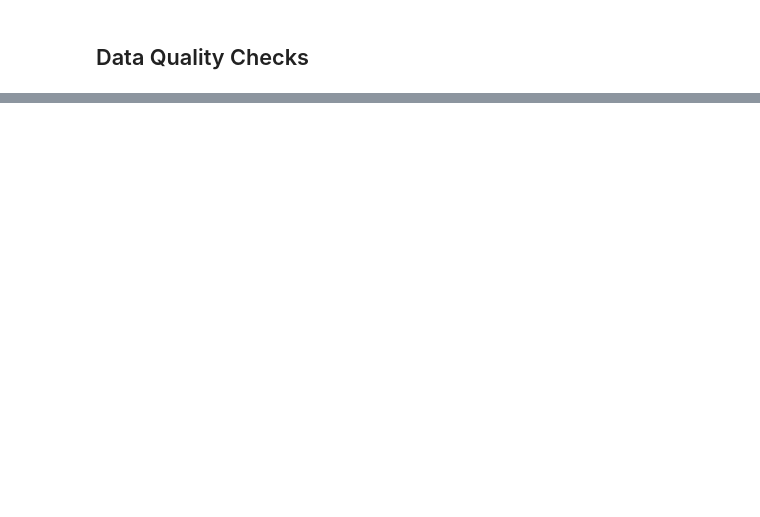
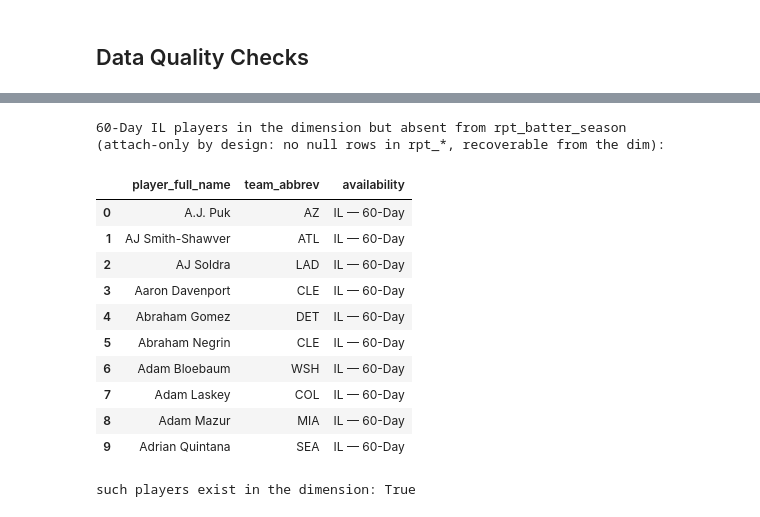
Before and after one commit to jondiaz10/baseball-analytics-portfolio, a Jupyter notebook: notebooks/data_profiling.ipynb, the cells around one changed output, grey strips where cells are left out. Saved outputs shown, nothing was run; the diff lists cells and outputs as text; code cells hidden in the pictures; blank space fills up the shorter version.

```diff
--- a/notebooks/data_profiling.ipynb
+++ b/notebooks/data_profiling.ipynb
@@ -551,0 +855,34 @@ game_date_distribution_df
+# %%
+# (b) Attach-only proof: a 60-Day IL player present in dim_roster_status but
+# ABSENT from rpt_batter_season. The stat models intentionally have NO null-stat
+# row for him (grain unchanged) -- but he is fully recoverable from the
+# dimension, so nobody is silently dropped. Power BI can LEFT JOIN per-visual.
+missing_proof_sql = f"""
+SELECT d.player_full_name, d.team_abbrev, d.availability
+FROM `{PROJECT_ID}.marts.dim_roster_status` d
+LEFT JOIN `{PROJECT_ID}.reporting.rpt_batter_season` b
+  ON b.batter_id = d.mlbam_id
+WHERE d.availability = 'IL — 60-Day' AND b.batter_id IS NULL
+ORDER BY d.player_full_name
+LIMIT 10
+"""
+missing_proof_df = run_query(missing_proof_sql)
+print("60-Day IL players in the dimension but absent from rpt_batter_season")
+print("(attach-only by design: no null rows in rpt_*, recoverable from the dim):")
+display(missing_proof_df)
+print(f"such players exist in the dimension: {len(missing_proof_df) > 0}")
+# %% [output]
+60-Day IL players in the dimension but absent from rpt_batter_season
+(attach-only by design: no null rows in rpt_*, recoverable from the dim):
+|  | player_full_name | team_abbrev | availability |
+| 0 | A.J. Puk | AZ | IL — 60-Day |
+| 1 | AJ Smith-Shawver | ATL | IL — 60-Day |
+| 2 | AJ Soldra | LAD | IL — 60-Day |
+| 3 | Aaron Davenport | CLE | IL — 60-Day |
+| 4 | Abraham Gomez | DET | IL — 60-Day |
+| 5 | Abraham Negrin | CLE | IL — 60-Day |
+| 6 | Adam Bloebaum | WSH | IL — 60-Day |
+| 7 | Adam Laskey | COL | IL — 60-Day |
+| 8 | Adam Mazur | MIA | IL — 60-Day |
+| 9 | Adrian Quintana | SEA | IL — 60-Day |
+such players exist in the dimension: True
```
Also changed, not shown: parts of 26 cells of this notebook.
